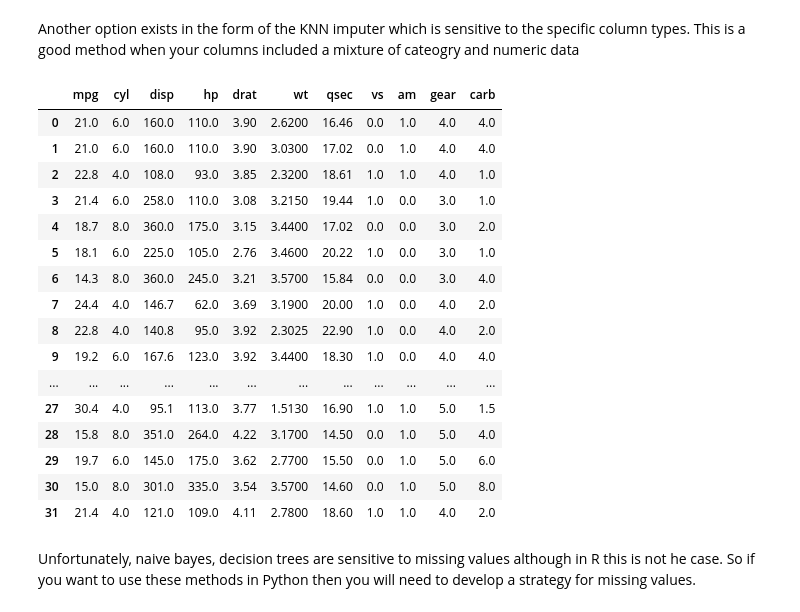
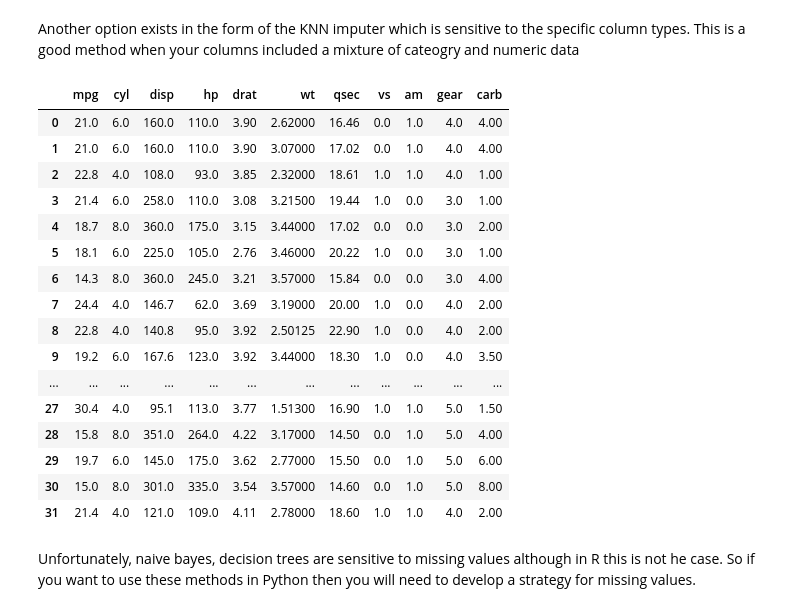
Before and after one commit to steviep42/bios_534, a Jupyter notebook: CH_11_Pre_Processing.ipynb, the cells around one changed output. Cells and saved outputs as stored; diff of their text form; code cells hidden in the pictures.

```diff
--- a/CH_11_Pre_Processing.ipynb
+++ b/CH_11_Pre_Processing.ipynb
@@ -428,26 +428,26 @@ pd.DataFrame(imp.fit_transform(mtcars_na),columns=mtcars_na.columns)
 Another option exists in the form of the KNN imputer which is sensitive to the specific column types. This is a good method when your columns included a mixture of cateogry and numeric data
 # %%
 from sklearn.impute import KNNImputer
-imputer = KNNImputer(n_neighbors=2, weights="uniform")
+imputer = KNNImputer(n_neighbors=4, weights="uniform")
 pd.DataFrame(imputer.fit_transform(mtcars_na),columns=mtcars_na.columns)
 # %% [output]
 |  | mpg | cyl | disp | hp | drat | wt | qsec | vs | am | gear | carb |
-| 0 | 21.0 | 6.0 | 160.0 | 110.0 | 3.90 | 2.6200 | 16.46 | 0.0 | 1.0 | 4.0 | 4.0 |
-| 1 | 21.0 | 6.0 | 160.0 | 110.0 | 3.90 | 3.0300 | 17.02 | 0.0 | 1.0 | 4.0 | 4.0 |
-| 2 | 22.8 | 4.0 | 108.0 | 93.0 | 3.85 | 2.3200 | 18.61 | 1.0 | 1.0 | 4.0 | 1.0 |
-| 3 | 21.4 | 6.0 | 258.0 | 110.0 | 3.08 | 3.2150 | 19.44 | 1.0 | 0.0 | 3.0 | 1.0 |
-| 4 | 18.7 | 8.0 | 360.0 | 175.0 | 3.15 | 3.4400 | 17.02 | 0.0 | 0.0 | 3.0 | 2.0 |
-| 5 | 18.1 | 6.0 | 225.0 | 105.0 | 2.76 | 3.4600 | 20.22 | 1.0 | 0.0 | 3.0 | 1.0 |
-| 6 | 14.3 | 8.0 | 360.0 | 245.0 | 3.21 | 3.5700 | 15.84 | 0.0 | 0.0 | 3.0 | 4.0 |
-| 7 | 24.4 | 4.0 | 146.7 | 62.0 | 3.69 | 3.1900 | 20.00 | 1.0 | 0.0 | 4.0 | 2.0 |
-| 8 | 22.8 | 4.0 | 140.8 | 95.0 | 3.92 | 2.3025 | 22.90 | 1.0 | 0.0 | 4.0 | 2.0 |
-| 9 | 19.2 | 6.0 | 167.6 | 123.0 | 3.92 | 3.4400 | 18.30 | 1.0 | 0.0 | 4.0 | 4.0 |
+| 0 | 21.0 | 6.0 | 160.0 | 110.0 | 3.90 | 2.62000 | 16.46 | 0.0 | 1.0 | 4.0 | 4.00 |
+| 1 | 21.0 | 6.0 | 160.0 | 110.0 | 3.90 | 3.07000 | 17.02 | 0.0 | 1.0 | 4.0 | 4.00 |
+| 2 | 22.8 | 4.0 | 108.0 | 93.0 | 3.85 | 2.32000 | 18.61 | 1.0 | 1.0 | 4.0 | 1.00 |
+| 3 | 21.4 | 6.0 | 258.0 | 110.0 | 3.08 | 3.21500 | 19.44 | 1.0 | 0.0 | 3.0 | 1.00 |
+| 4 | 18.7 | 8.0 | 360.0 | 175.0 | 3.15 | 3.44000 | 17.02 | 0.0 | 0.0 | 3.0 | 2.00 |
+| 5 | 18.1 | 6.0 | 225.0 | 105.0 | 2.76 | 3.46000 | 20.22 | 1.0 | 0.0 | 3.0 | 1.00 |
+| 6 | 14.3 | 8.0 | 360.0 | 245.0 | 3.21 | 3.57000 | 15.84 | 0.0 | 0.0 | 3.0 | 4.00 |
+| 7 | 24.4 | 4.0 | 146.7 | 62.0 | 3.69 | 3.19000 | 20.00 | 1.0 | 0.0 | 4.0 | 2.00 |
+| 8 | 22.8 | 4.0 | 140.8 | 95.0 | 3.92 | 2.50125 | 22.90 | 1.0 | 0.0 | 4.0 | 2.00 |
+| 9 | 19.2 | 6.0 | 167.6 | 123.0 | 3.92 | 3.44000 | 18.30 | 1.0 | 0.0 | 4.0 | 3.50 |
 | ... | ... | ... | ... | ... | ... | ... | ... | ... | ... | ... | ... |
-| 27 | 30.4 | 4.0 | 95.1 | 113.0 | 3.77 | 1.5130 | 16.90 | 1.0 | 1.0 | 5.0 | 1.5 |
-| 28 | 15.8 | 8.0 | 351.0 | 264.0 | 4.22 | 3.1700 | 14.50 | 0.0 | 1.0 | 5.0 | 4.0 |
-| 29 | 19.7 | 6.0 | 145.0 | 175.0 | 3.62 | 2.7700 | 15.50 | 0.0 | 1.0 | 5.0 | 6.0 |
-| 30 | 15.0 | 8.0 | 301.0 | 335.0 | 3.54 | 3.5700 | 14.60 | 0.0 | 1.0 | 5.0 | 8.0 |
-| 31 | 21.4 | 4.0 | 121.0 | 109.0 | 4.11 | 2.7800 | 18.60 | 1.0 | 1.0 | 4.0 | 2.0 |
+| 27 | 30.4 | 4.0 | 95.1 | 113.0 | 3.77 | 1.51300 | 16.90 | 1.0 | 1.0 | 5.0 | 1.50 |
+| 28 | 15.8 | 8.0 | 351.0 | 264.0 | 4.22 | 3.17000 | 14.50 | 0.0 | 1.0 | 5.0 | 4.00 |
+| 29 | 19.7 | 6.0 | 145.0 | 175.0 | 3.62 | 2.77000 | 15.50 | 0.0 | 1.0 | 5.0 | 6.00 |
+| 30 | 15.0 | 8.0 | 301.0 | 335.0 | 3.54 | 3.57000 | 14.60 | 0.0 | 1.0 | 5.0 | 8.00 |
+| 31 | 21.4 | 4.0 | 121.0 | 109.0 | 4.11 | 2.78000 | 18.60 | 1.0 | 1.0 | 4.0 | 2.00 |
 # %% [markdown]
 Unfortunately, naive bayes, decision trees are sensitive to missing values although in R this is not he case. So if you want to use these methods in Python then you will need to develop a strategy for missing values.
 # %%
```
Also changed, not shown: parts of 1 cell of this notebook, 5 other files.
